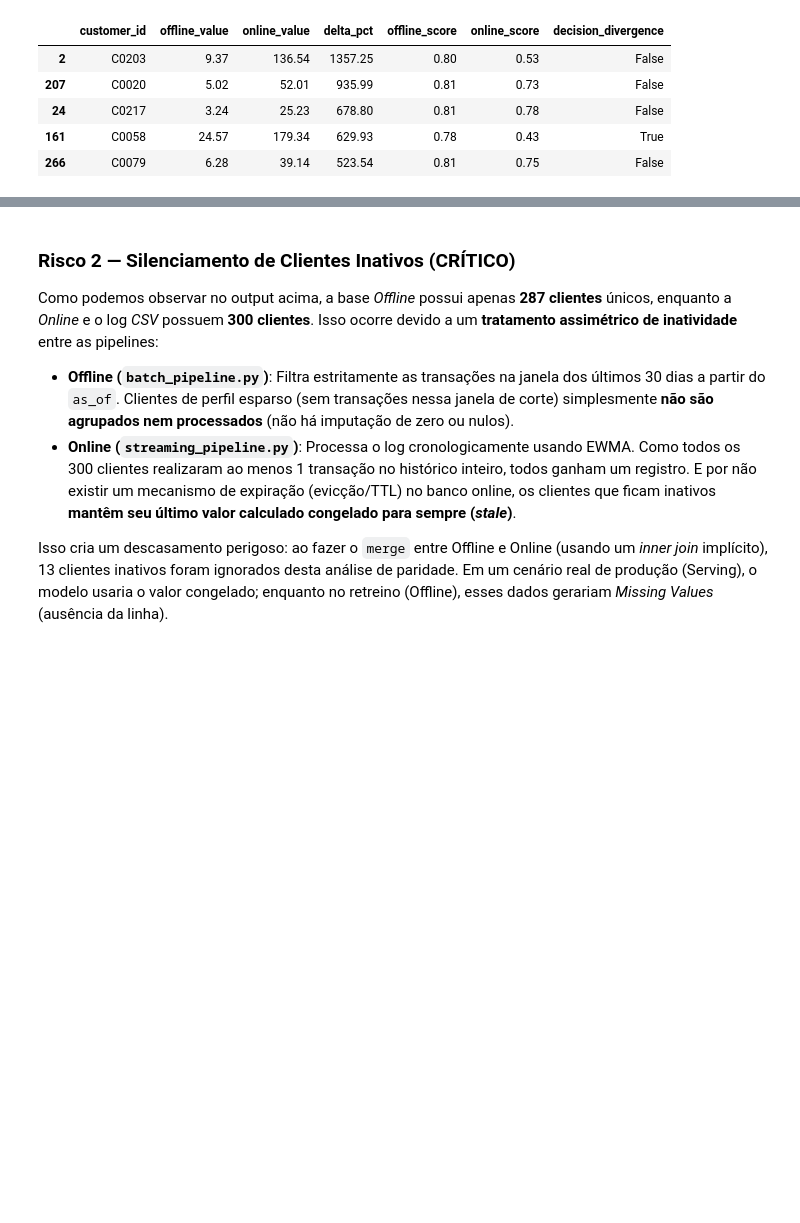
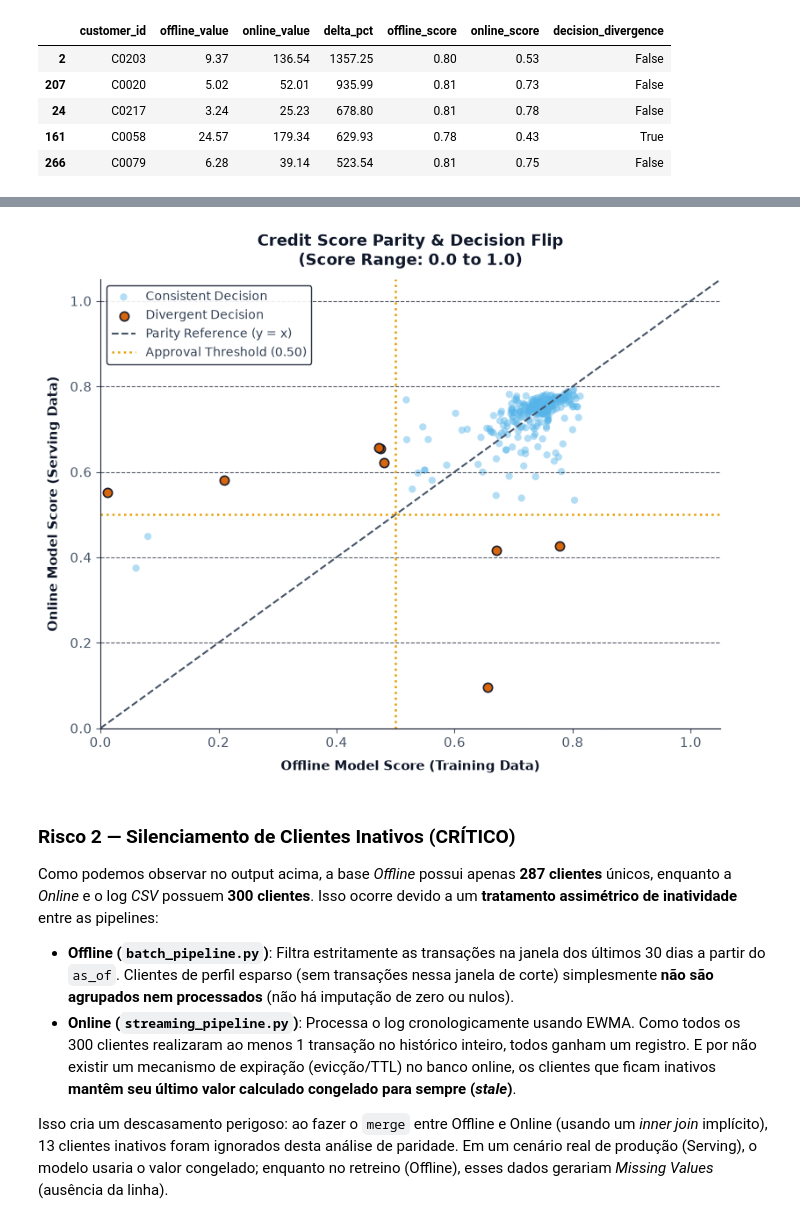
Before and after one commit to Cristiano2132/nubank-model-risk-business-case, a Jupyter notebook: business_case_answers.ipynb, the cells around one changed output, grey strips where cells are left out. Saved outputs shown, nothing was run; the diff lists cells and outputs as text; code cells hidden in the pictures; blank space fills up the shorter version.

```diff
--- a/business_case_answers.ipynb
+++ b/business_case_answers.ipynb
@@ -297,3 +375,88 @@ plt.show()
+# %%
+import matplotlib.pyplot as plt
+import numpy as np
+
+# Masks
+div_mask = df_merged["decision_divergence"]
+ok_mask = ~div_mask
+
+fig, ax = plt.subplots(figsize=(8, 6.5))
+
+# Scatter points
+ax.scatter(
+    df_merged.loc[ok_mask, "offline_score"],
+    df_merged.loc[ok_mask, "online_score"],
+    alpha=0.45,
+    s=35,
+    color=COL_ACC,
+    edgecolors="none",
+    label="Consistent Decision",
+)
+ax.scatter(
+    df_merged.loc[div_mask, "offline_score"],
+    df_merged.loc[div_mask, "online_score"],
+    alpha=0.95,
+    s=55,
+    color=COL_HI,
+    edgecolors="#0f172a",
+    linewidths=1.2,
+    label="Divergent Decision",
+)
+
+# Reference identity line (y = x) and Decision Threshold
+lims_sc = [0, 1.05]
+ax.plot(
+    lims_sc,
+    lims_sc,
+    "--",
+    color="#475569",
+    lw=1.5,
+    label="Parity Reference (y = x)",
+)
+ax.axhline(
+    0.5,
+    color=COL_MED,
+    linestyle=":",
+    lw=1.8,
+    label="Approval Threshold (0.50)",
+)
+ax.axvline(0.5, color=COL_MED, linestyle=":", lw=1.8)
+
+# Limits and Labels
+ax.set_xlim(lims_sc)
+ax.set_ylim(lims_sc)
+ax.set_xlabel(
+    "Offline Model Score (Training Data)",
+    fontsize=11,
+    fontweight="bold",
+    color="#0f172a",
+    labelpad=8,
+)
+ax.set_ylabel(
+    "Online Model Score (Serving Data)",
+    fontsize=11,
+    fontweight="bold",
+    color="#0f172a",
+    labelpad=8,
+)
+ax.set_title(
+    "Credit Score Parity & Decision Flip\n(Score Range: 0.0 to 1.0)",
+    fontsize=13,
+    fontweight="bold",
+    color="#0f172a",
+    pad=12,
+)
+
+ax.legend(loc="upper left", fontsize=10, framealpha=0.9)
+style_chart(ax)
+
+plt.tight_layout()
+plt.savefig(
+    "presentation_prep/chart_A2_score_parity.png", dpi=300, bbox_inches="tight"
+)
+plt.show()
+# %% [output]
+[figure, added]
 # %% [markdown]
 ### Risco 2 — Silenciamento de Clientes Inativos (CRÍTICO)
 
```
Also changed, not shown: parts of 16 cells of this notebook.
